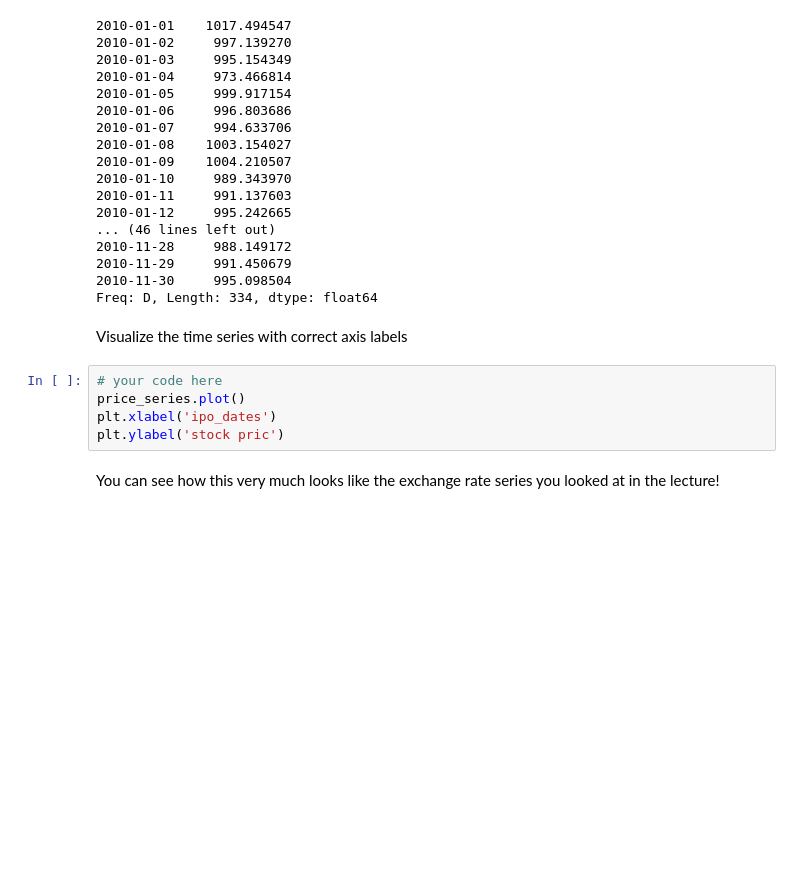
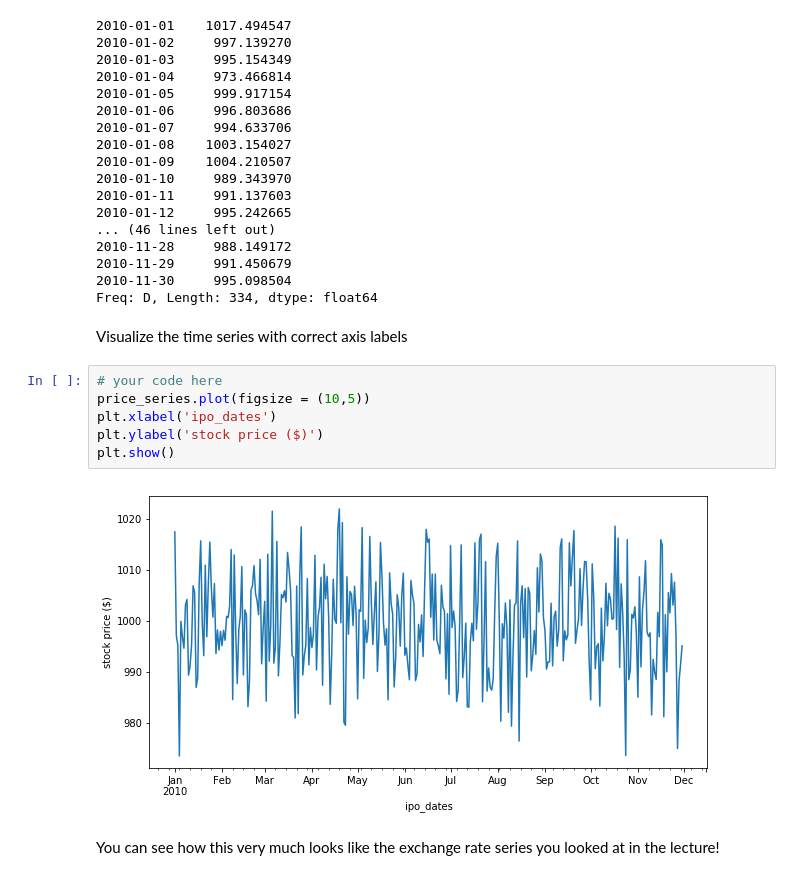
Before and after one commit to lnhdn/dsc-basic-time-series-models-lab-nyc-ds-career-042219, a Jupyter notebook: index.ipynb, the cells around one changed output. Saved outputs shown, nothing was run; the diff lists cells and outputs as text; blank space fills up the shorter version.

```diff
--- a/index.ipynb
+++ b/index.ipynb
@@ -158,9 +158,12 @@ Freq: D, Length: 334, dtype: float64
 Visualize the time series with correct axis labels
 # %%
 # your code here
-price_series.plot()
+price_series.plot(figsize = (10,5))
 plt.xlabel('ipo_dates')
-plt.ylabel('stock pric')
+plt.ylabel('stock price ($)')
+plt.show()
+# %% [output]
+[figure, added]
 # %% [markdown]
 You can see how this very much looks like the exchange rate series you looked at in the lecture!
 # %% [markdown]
```
